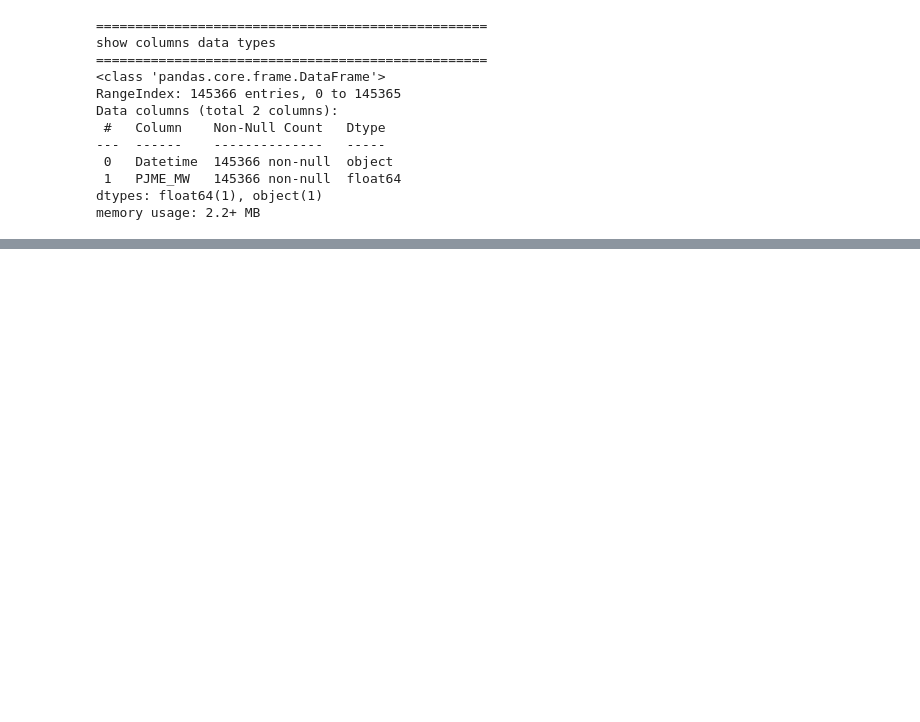
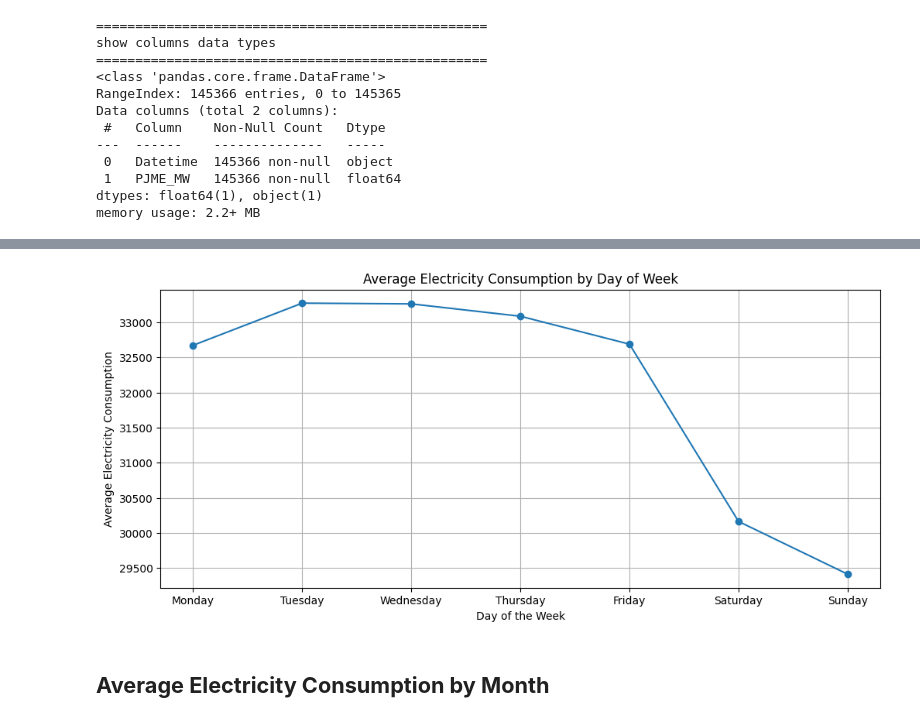
Before and after one commit to ikara-py/azure_1, a Jupyter notebook: notebooks/01_eda.ipynb, the cells around one changed output, grey strips where cells are left out. Cells and saved outputs as stored; diff of their text form; code cells hidden in the pictures; blank space fills up the shorter version.

```diff
--- a/notebooks/01_eda.ipynb
+++ b/notebooks/01_eda.ipynb
@@ -93,0 +249,6 @@ memory usage: 2.2+ MB
+# %%
+daily_consumption = clean_df.groupby(clean_df['Datetime'].dt.dayofweek )['PJME_MW'].mean()
+
+print_txt('calculate the average consuption per day')
+
+display(daily_consumption)
@@ -93,0 +268,8 @@ memory usage: 2.2+ MB
+# %%
+days = ['Monday', 'Tuesday', 'Wednesday', 'Thursday',  'Friday', 'Saturday', 'Sunday']
+
+show_plot(daily_consumption, 'Average Electricity Consumption by Day of Week', 'Day of the Week', 'Average Electricity Consumption', [range(7), days])
+# %% [output]
+[figure, added]
+# %% [markdown]
+## **Average Electricity Consumption by Month**
```
Also changed, not shown: parts of 30 cells of this notebook, 1 other file.
